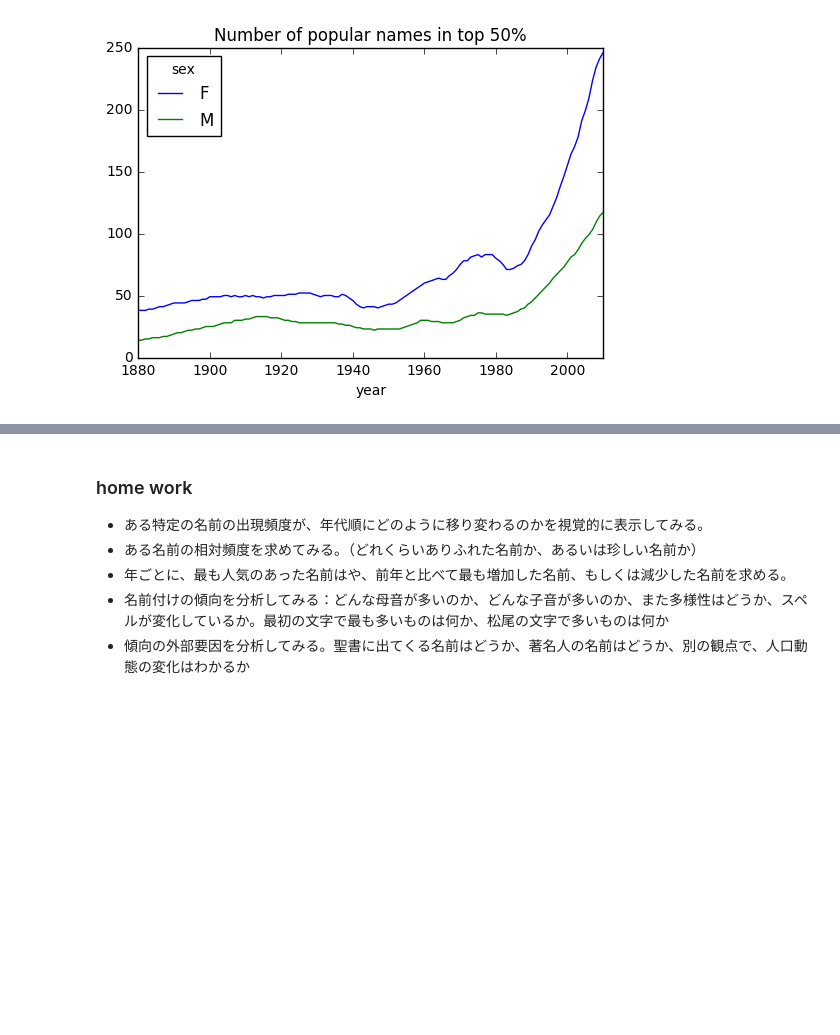
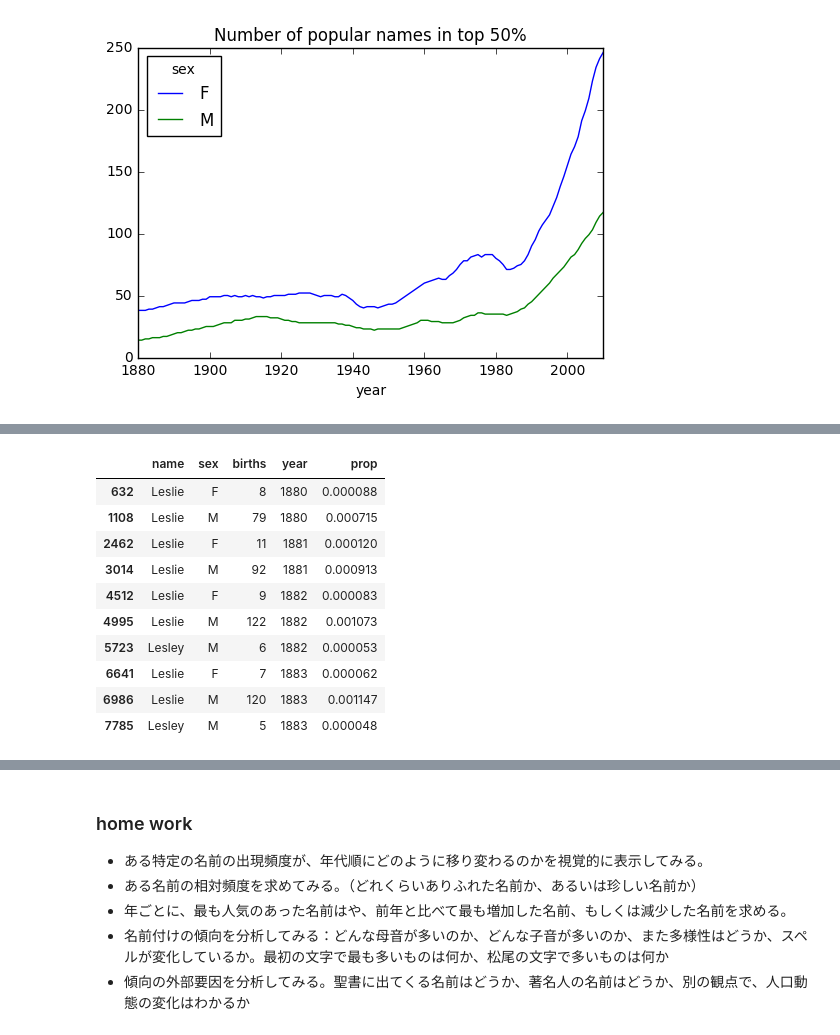
Before and after one commit to kyohei-koga/python_data_analyze_practice, a Jupyter notebook: 03name_list_of_american_baby/practice.ipynb, the cells around one changed output, grey strips where cells are left out. Cells and saved outputs as stored; diff of their text form; code cells hidden in the pictures; blank space fills up the shorter version.

```diff
--- a/03name_list_of_american_baby/practice.ipynb
+++ b/03name_list_of_american_baby/practice.ipynb
@@ -191,0 +250,5 @@ diversity.plot(title='Number of popular names in top 50%')
+# %%
+##next we are going to focus on names which were usually used as female name and turning recentry Male.
+all_names = top1000.name.unique()
+# %%
+mask = np.array(['lesl' in x.lower() for x in all_names])
@@ -191,0 +273,14 @@ diversity.plot(title='Number of popular names in top 50%')
+# %%
+filtered.head(10)
+# %% [output]
+|  | name | sex | births | year | prop |
+| 632 | Leslie | F | 8 | 1880 | 0.000088 |
+| 1108 | Leslie | M | 79 | 1880 | 0.000715 |
+| 2462 | Leslie | F | 11 | 1881 | 0.000120 |
+| 3014 | Leslie | M | 92 | 1881 | 0.000913 |
+| 4512 | Leslie | F | 9 | 1882 | 0.000083 |
+| 4995 | Leslie | M | 122 | 1882 | 0.001073 |
+| 5723 | Lesley | M | 6 | 1882 | 0.000053 |
+| 6641 | Leslie | F | 7 | 1883 | 0.000062 |
+| 6986 | Leslie | M | 120 | 1883 | 0.001147 |
+| 7785 | Lesley | M | 5 | 1883 | 0.000048 |
```
Also changed, not shown: parts of 17 cells of this notebook.
